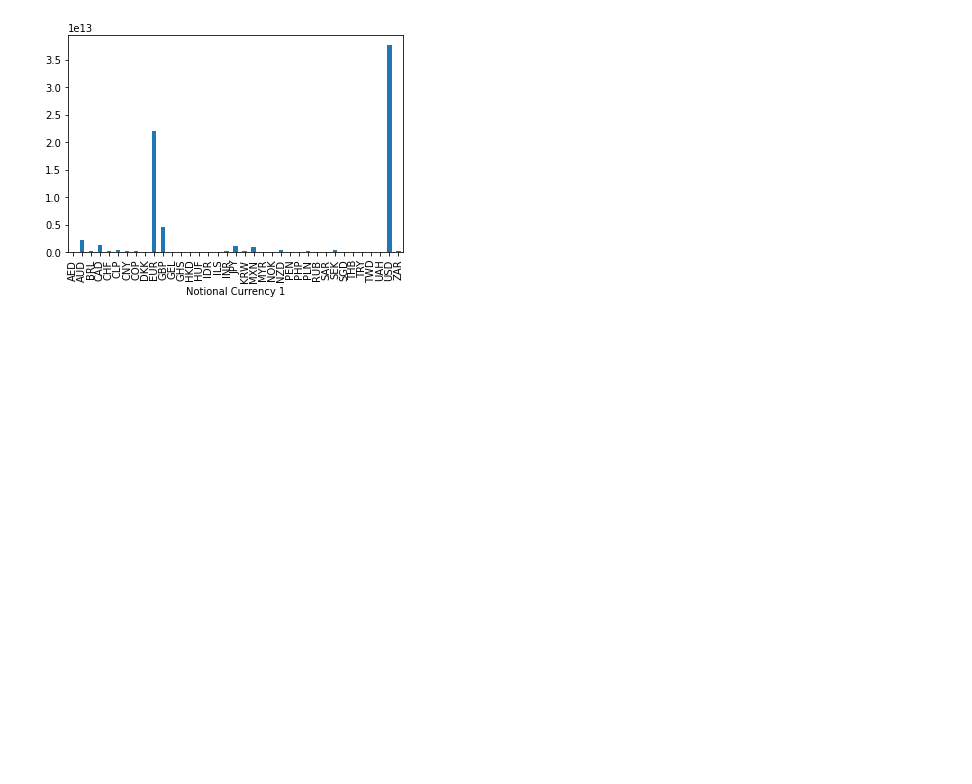
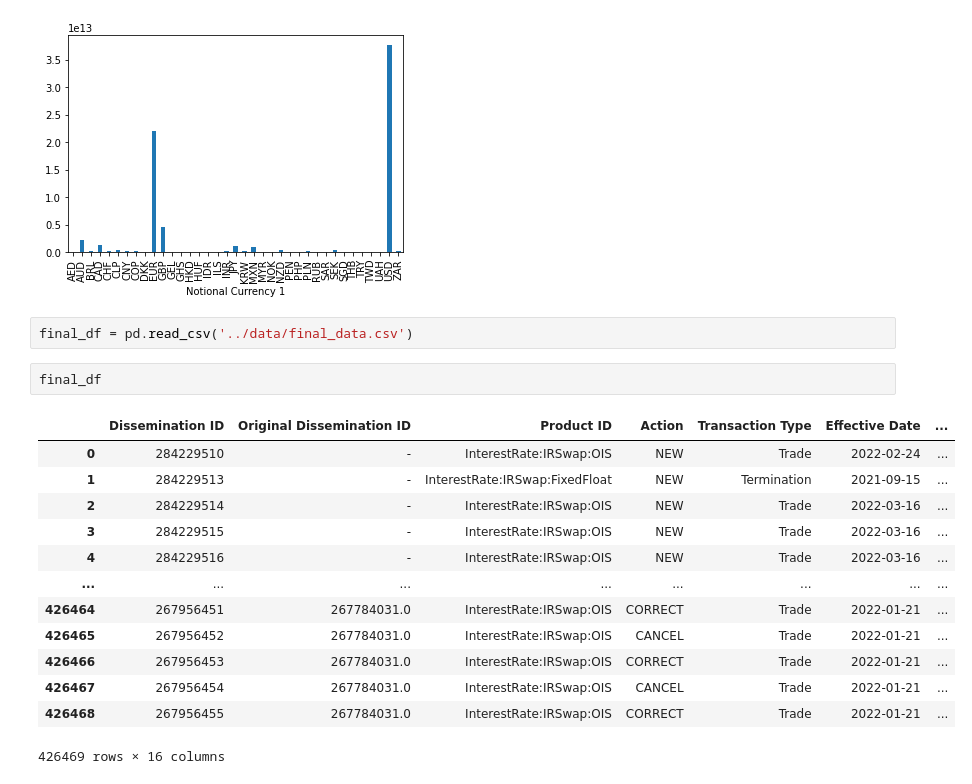
Before and after one commit to drastorguev/nqis_simple_app, a Jupyter notebook: Notebooks/EDA.ipynb, the cells around one changed output. Drawn from its saved outputs; the diff is of its cells as text; blank space fills up the shorter version.

```diff
--- a/Notebooks/EDA.ipynb
+++ b/Notebooks/EDA.ipynb
@@ -884,3 +886,21 @@ final_df.groupby(['Notional Currency 1'])['notional_1_base']. \
 # %% [output]
 <AxesSubplot:xlabel='Notional Currency 1'>
 [figure]
+# %%
+final_df = pd.read_csv('../data/final_data.csv')
+# %%
+final_df
+# %% [output]
+|  | Dissemination ID | Original Dissemination ID | Product ID | Action | Transaction Type | Effective Date | ... |
+| 0 | 284229510 | - | InterestRate:IRSwap:OIS | NEW | Trade | 2022-02-24 | ... |
+| 1 | 284229513 | - | InterestRate:IRSwap:FixedFloat | NEW | Termination | 2021-09-15 | ... |
+| 2 | 284229514 | - | InterestRate:IRSwap:OIS | NEW | Trade | 2022-03-16 | ... |
+| 3 | 284229515 | - | InterestRate:IRSwap:OIS | NEW | Trade | 2022-03-16 | ... |
+| 4 | 284229516 | - | InterestRate:IRSwap:OIS | NEW | Trade | 2022-03-16 | ... |
+| ... | ... | ... | ... | ... | ... | ... | ... |
+| 426464 | 267956451 | 267784031.0 | InterestRate:IRSwap:OIS | CORRECT | Trade | 2022-01-21 | ... |
+| 426465 | 267956452 | 267784031.0 | InterestRate:IRSwap:OIS | CANCEL | Trade | 2022-01-21 | ... |
+| 426466 | 267956453 | 267784031.0 | InterestRate:IRSwap:OIS | CORRECT | Trade | 2022-01-21 | ... |
+| 426467 | 267956454 | 267784031.0 | InterestRate:IRSwap:OIS | CANCEL | Trade | 2022-01-21 | ... |
+| 426468 | 267956455 | 267784031.0 | InterestRate:IRSwap:OIS | CORRECT | Trade | 2022-01-21 | ... |
+426469 rows × 16 columns
```
Also changed, not shown: parts of 9 cells of this notebook, 3 other files.
